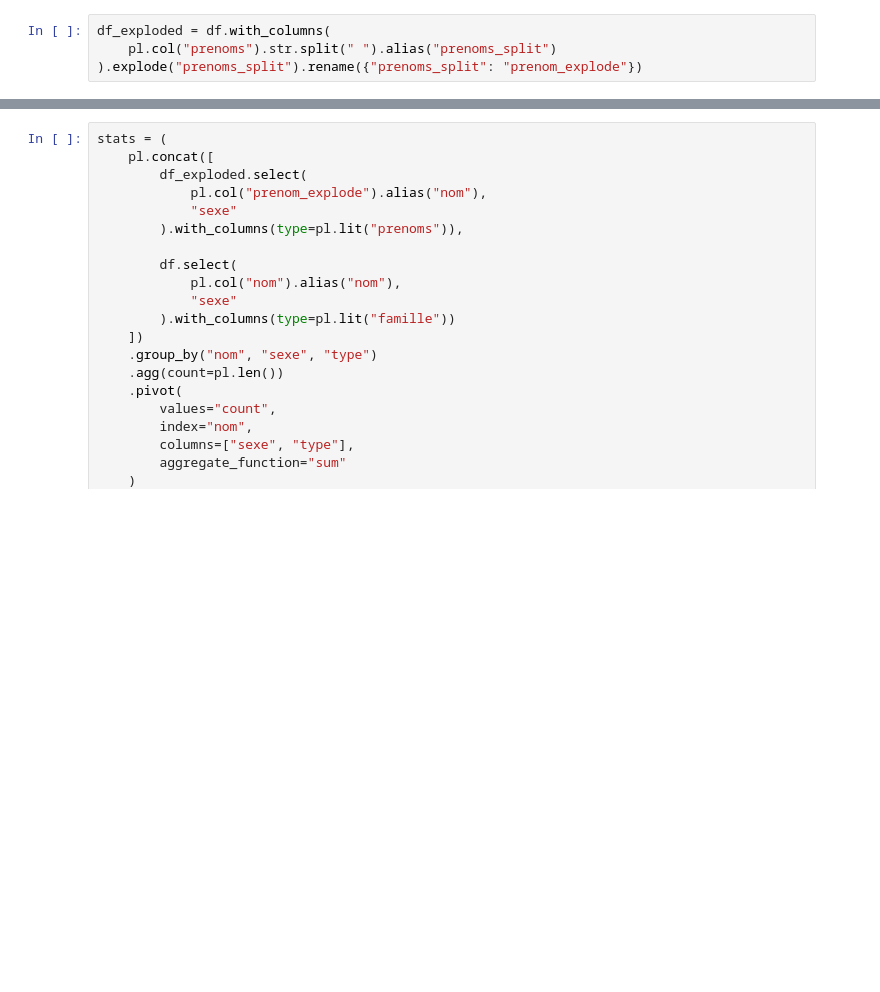
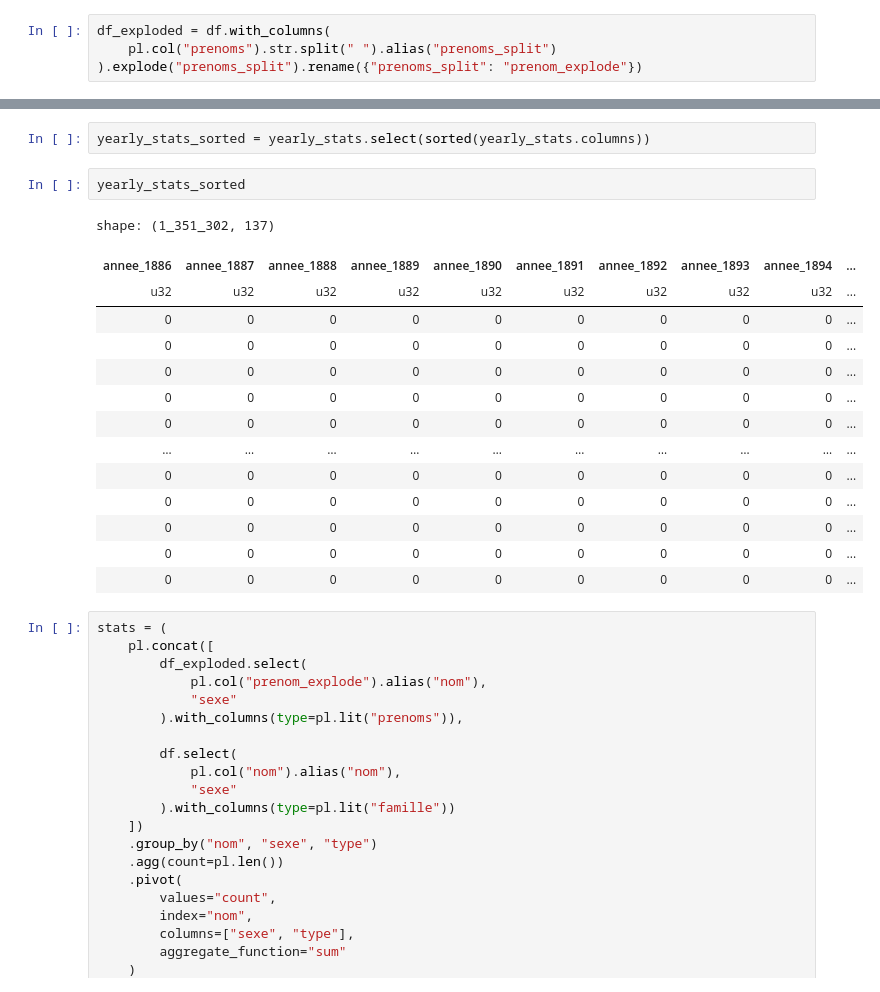
Before and after one commit to cae-ins/search_names, a Jupyter notebook: nb/build_overlay_db.ipynb, the cells around one changed output, grey strips where cells are left out. Cells and saved outputs as stored; diff of their text form; blank space fills up the shorter version.

```diff
--- a/nb/build_overlay_db.ipynb
+++ b/nb/build_overlay_db.ipynb
@@ -57,3 +99,22 @@ shape: (37_488_637, 5)
+# %%
+yearly_stats_sorted = yearly_stats.select(sorted(yearly_stats.columns))
+# %%
+yearly_stats_sorted
+# %% [output]
+shape: (1_351_302, 137)
+| annee_1886 | annee_1887 | annee_1888 | annee_1889 | annee_1890 | annee_1891 | annee_1892 | annee_1893 | annee_1894 | ... |
+| u32 | u32 | u32 | u32 | u32 | u32 | u32 | u32 | u32 | ... |
+| 0 | 0 | 0 | 0 | 0 | 0 | 0 | 0 | 0 | ... |
+| 0 | 0 | 0 | 0 | 0 | 0 | 0 | 0 | 0 | ... |
+| 0 | 0 | 0 | 0 | 0 | 0 | 0 | 0 | 0 | ... |
+| 0 | 0 | 0 | 0 | 0 | 0 | 0 | 0 | 0 | ... |
+| 0 | 0 | 0 | 0 | 0 | 0 | 0 | 0 | 0 | ... |
+| … | … | … | … | … | … | … | … | … | ... |
+| 0 | 0 | 0 | 0 | 0 | 0 | 0 | 0 | 0 | ... |
+| 0 | 0 | 0 | 0 | 0 | 0 | 0 | 0 | 0 | ... |
+| 0 | 0 | 0 | 0 | 0 | 0 | 0 | 0 | 0 | ... |
+| 0 | 0 | 0 | 0 | 0 | 0 | 0 | 0 | 0 | ... |
+| 0 | 0 | 0 | 0 | 0 | 0 | 0 | 0 | 0 | ... |
 # %%
 stats = (
     pl.concat([
```
Also changed, not shown: parts of 9 cells of this notebook, 4 other files.
